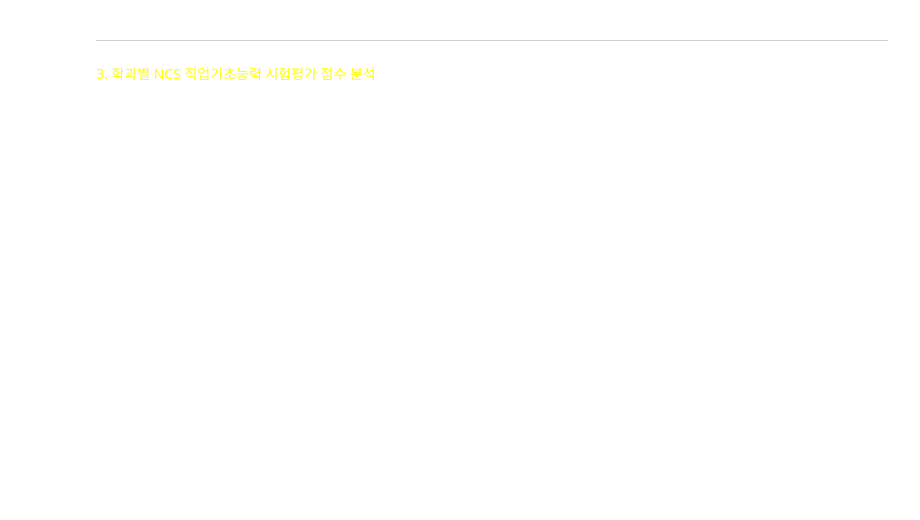
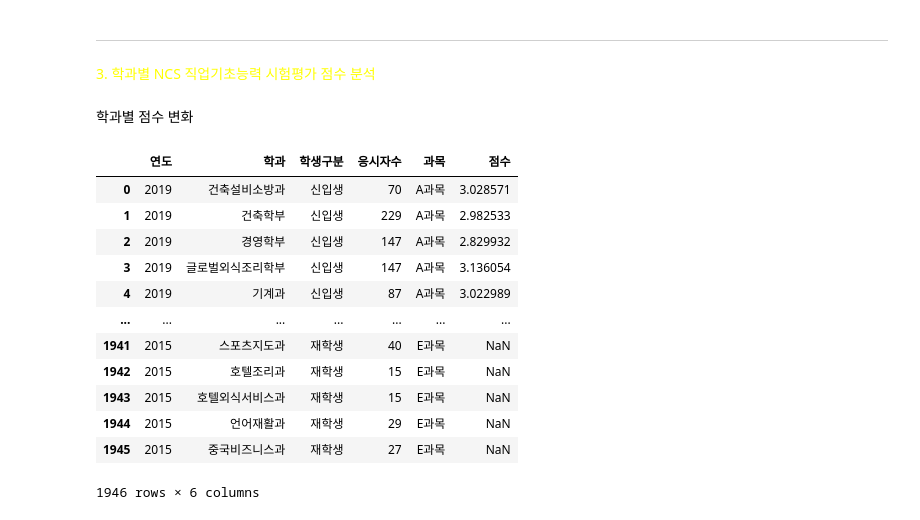
Before and after one commit to r2d2-k3po/proj1nb, a Jupyter notebook: 3_basic_analysis.ipynb, the cells around one changed output. Cells and saved outputs as stored; diff of their text form; code cells hidden in the pictures; blank space fills up the shorter version.

```diff
--- a/3_basic_analysis.ipynb
+++ b/3_basic_analysis.ipynb
@@ -108,3 +108,22 @@ plt.savefig("./image/3_3fig.png")
 # %% [markdown]
 ----------------
 <span style="color:yellow">3. 학과별 NCS 직업기초능력 시험평가 점수 분석<span>
+# %% [markdown]
+학과별 점수 변화
+# %%
+pdf15_mlt = pd.melt(pdf15, id_vars=['연도', '학과', '학생구분', '응시자수'], var_name='과목', value_name='점수')
+pdf15_mlt
+# %% [output]
+|  | 연도 | 학과 | 학생구분 | 응시자수 | 과목 | 점수 |
+| 0 | 2019 | 건축설비소방과 | 신입생 | 70 | A과목 | 3.028571 |
+| 1 | 2019 | 건축학부 | 신입생 | 229 | A과목 | 2.982533 |
+| 2 | 2019 | 경영학부 | 신입생 | 147 | A과목 | 2.829932 |
+| 3 | 2019 | 글로벌외식조리학부 | 신입생 | 147 | A과목 | 3.136054 |
+| 4 | 2019 | 기계과 | 신입생 | 87 | A과목 | 3.022989 |
+| ... | ... | ... | ... | ... | ... | ... |
+| 1941 | 2015 | 스포츠지도과 | 재학생 | 40 | E과목 | NaN |
+| 1942 | 2015 | 호텔조리과 | 재학생 | 15 | E과목 | NaN |
+| 1943 | 2015 | 호텔외식서비스과 | 재학생 | 15 | E과목 | NaN |
+| 1944 | 2015 | 언어재활과 | 재학생 | 29 | E과목 | NaN |
+| 1945 | 2015 | 중국비즈니스과 | 재학생 | 27 | E과목 | NaN |
+1946 rows × 6 columns
```
Also changed, not shown: parts of 3 cells of this notebook, 1 other file.
